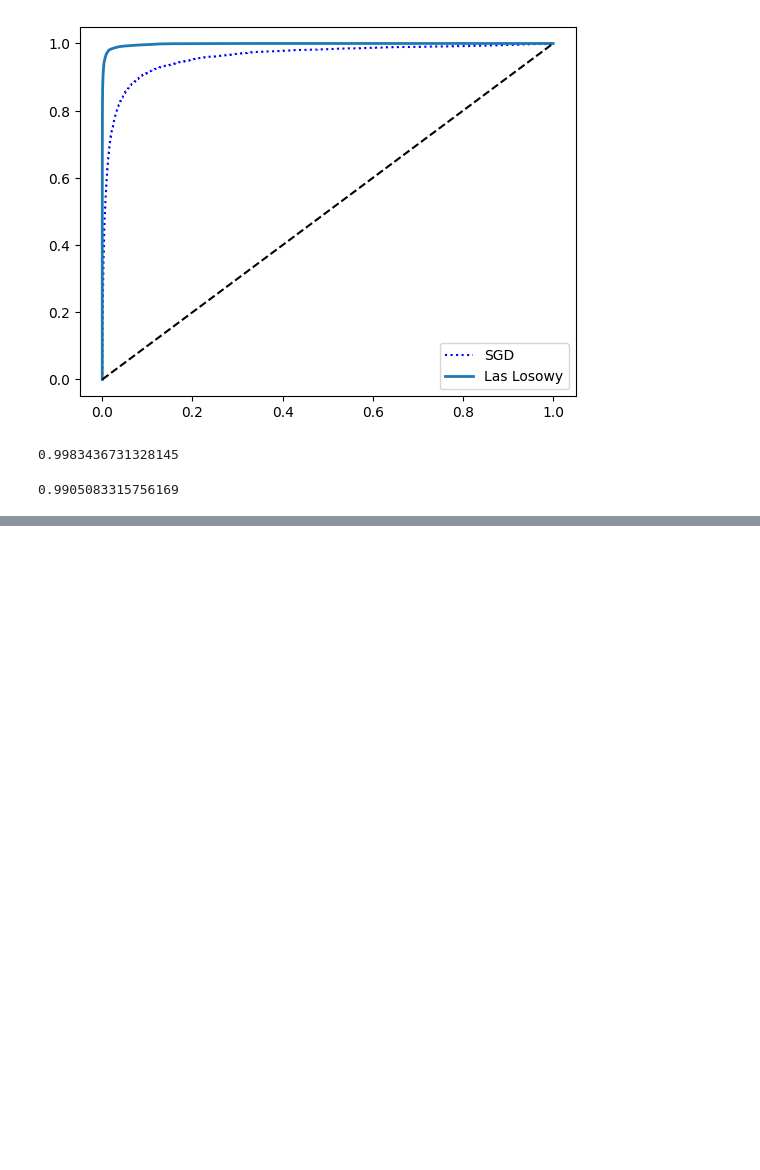
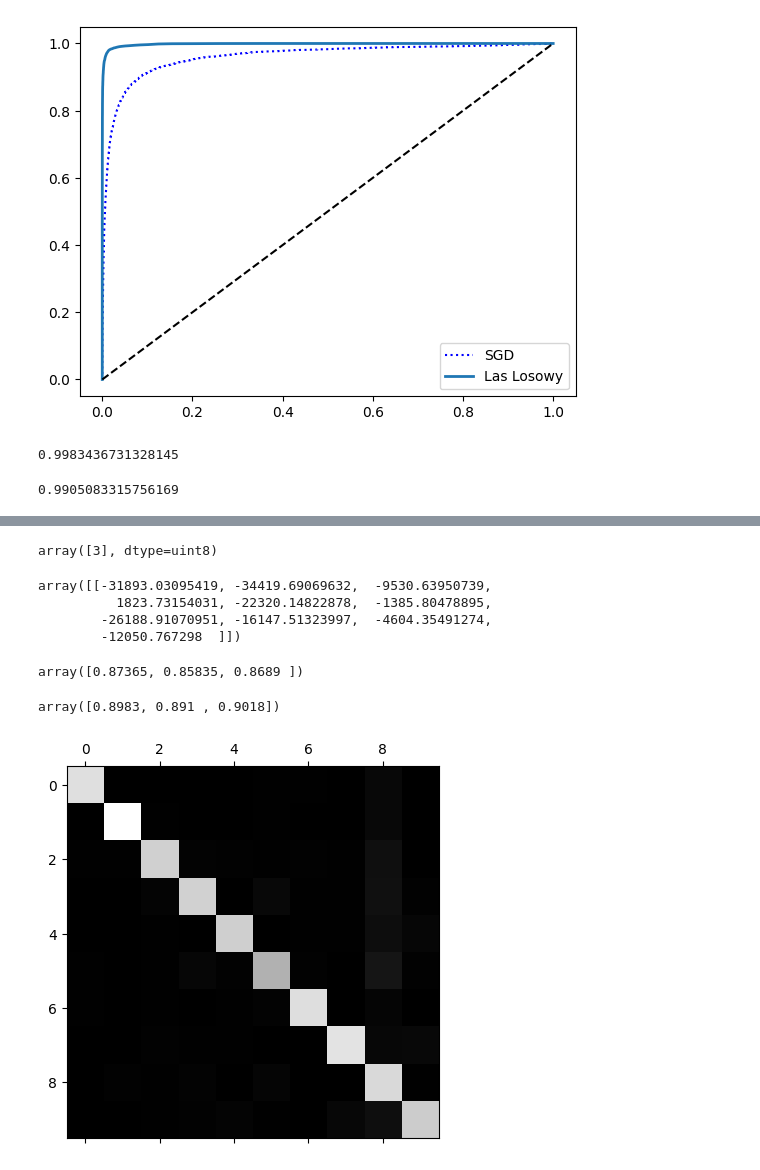
Before and after one commit to S4vyss/machine-learning, a Jupyter notebook: num_pictures/mnist_nums.ipynb, the cells around one changed output, grey strips where cells are left out. Saved outputs shown, nothing was run; the diff lists cells and outputs as text; code cells hidden in the pictures; blank space fills up the shorter version.

```diff
--- a/num_pictures/mnist_nums.ipynb
+++ b/num_pictures/mnist_nums.ipynb
@@ -146,0 +151,6 @@ recall_score(y_train_5, y_train_pred_forest)
+# %%
+from sklearn.svm import SVC
+
+svm_clf = SVC()
+svm_clf.fit(X_train, y_train)
+svm_clf.predict([some_digit])
@@ -146,0 +173,32 @@ recall_score(y_train_5, y_train_pred_forest)
+# %%
+sgd_clf.fit(X_train, y_train)
+sgd_clf.predict([some_digit])
+# %% [output]
+array([3], dtype=uint8)
+# %%
+sgd_clf.decision_function([some_digit])
+# %% [output]
+array([[-31893.03095419, -34419.69069632,  -9530.63950739,
+          1823.73154031, -22320.14822878,  -1385.80478895,
+        -26188.91070951, -16147.51323997,  -4604.35491274,
+        -12050.767298  ]])
+# %%
+cross_val_score(sgd_clf, X_train, y_train, cv=3, scoring='accuracy')
+# %% [output]
+array([0.87365, 0.85835, 0.8689 ])
+# %%
+from sklearn.preprocessing import StandardScaler
+
+scaler = StandardScaler()
+X_train_scaled = scaler.fit_transform(X_train.astype(np.float64))
+cross_val_score(sgd_clf, X_train_scaled, y_train, cv=3, scoring="accuracy")
+# %% [output]
+array([0.8983, 0.891 , 0.9018])
+# %%
+y_train_pred = cross_val_predict(sgd_clf, X_train_scaled, y_train, cv=3)
+conf_mx = confusion_matrix(y_train, y_train_pred)
+# %%
+plt.matshow(conf_mx, cmap=plt.cm.gray)
+plt.show()
+# %% [output]
+[figure, added]
```
Also changed, not shown: parts of 8 cells of this notebook.
